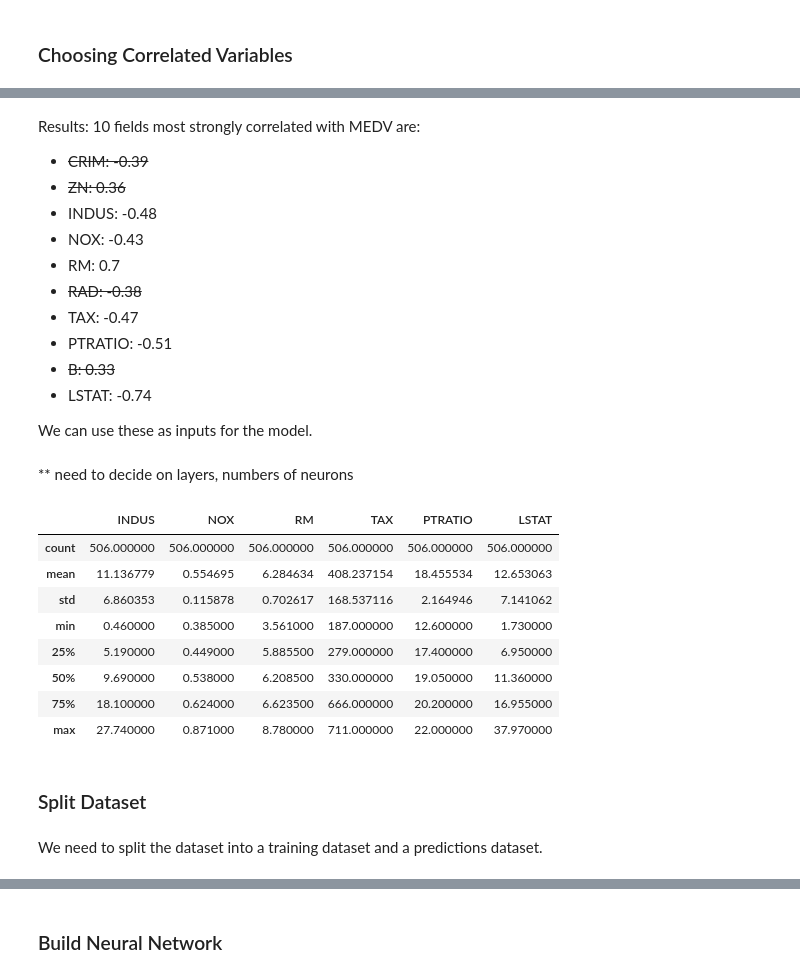
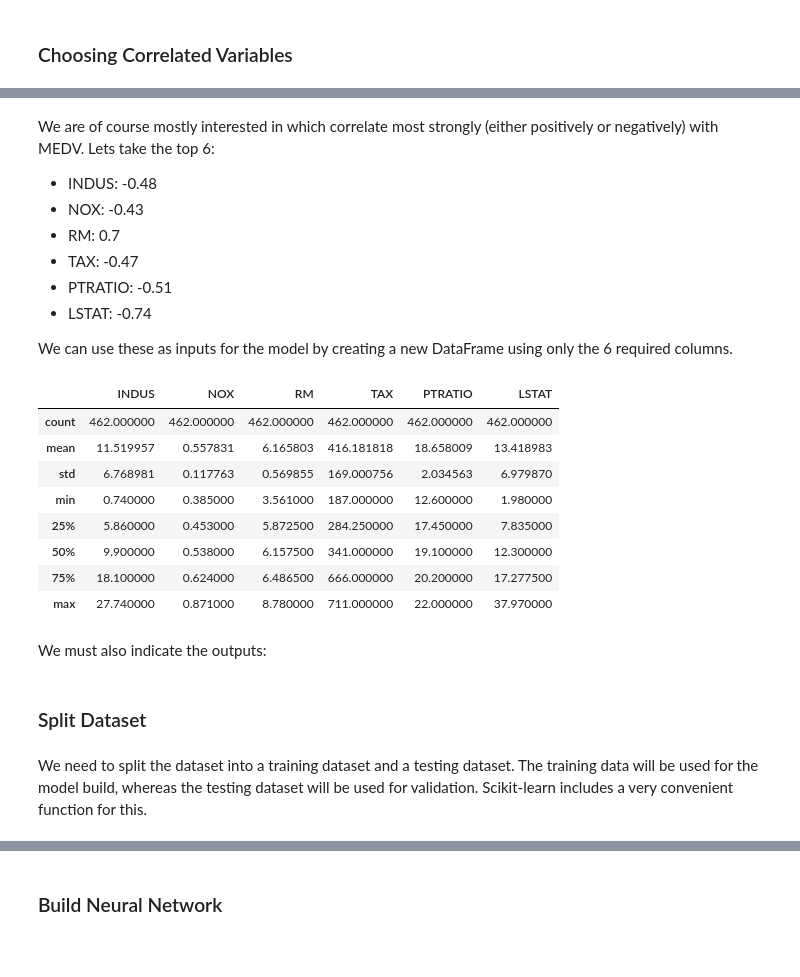
Before and after one commit to Pmcg1/ML-S_Project_2019, a Jupyter notebook: ML-S_2019.ipynb, the cells around one changed output, grey strips where cells are left out. Cells and saved outputs as stored; diff of their text form; code cells hidden in the pictures; blank space fills up the shorter version.

```diff
--- a/ML-S_2019.ipynb
+++ b/ML-S_2019.ipynb
@@ -255,0 +272,4 @@ We can carry out a t-test using scipy.stats to check if there is a significant d
+# %%
+# Select rows with MEDV < 36 (from trial and error)
+dfSubset = df.query("MEDV < 36")
+dfSubset.count()
@@ -315,29 +392,23 @@ Text(0.5, 1, 'Heatmap of Correlations between Variables')
 # %% [markdown]
-Results: 10 fields most strongly correlated with MEDV are:
-* ~~CRIM: -0.39~~
-* ~~ZN: 0.36~~
+We are of course mostly interested in which correlate most strongly (either positively or negatively) with MEDV. Lets take the top 6:
 * INDUS: -0.48
 * NOX: -0.43
 * RM: 0.7
-* ~~RAD: -0.38~~
 * TAX: -0.47
 * PTRATIO: -0.51
-* ~~B: 0.33~~
 * LSTAT: -0.74
 
-We can use these as inputs for the model.
+We can use these as inputs for the model by creating a new DataFrame using only the 6 required columns.
-# %% [markdown]
-** need to decide on layers, numbers of neurons
 # %%
-inputs = df[['INDUS', 'NOX', 'RM', 'TAX', 'PTRATIO', 'LSTAT']]
+inputs = dfSubset[['INDUS', 'NOX', 'RM', 'TAX', 'PTRATIO', 'LSTAT']]
 inputs.describe()
 # %% [output]
 |  | INDUS | NOX | RM | TAX | PTRATIO | LSTAT |
-| count | 506.000000 | 506.000000 | 506.000000 | 506.000000 | 506.000000 | 506.000000 |
-| mean | 11.136779 | 0.554695 | 6.284634 | 408.237154 | 18.455534 | 12.653063 |
-| std | 6.860353 | 0.115878 | 0.702617 | 168.537116 | 2.164946 | 7.141062 |
-| min | 0.460000 | 0.385000 | 3.561000 | 187.000000 | 12.600000 | 1.730000 |
-| 25% | 5.190000 | 0.449000 | 5.885500 | 279.000000 | 17.400000 | 6.950000 |
-| 50% | 9.690000 | 0.538000 | 6.208500 | 330.000000 | 19.050000 | 11.360000 |
-| 75% | 18.100000 | 0.624000 | 6.623500 | 666.000000 | 20.200000 | 16.955000 |
+| count | 462.000000 | 462.000000 | 462.000000 | 462.000000 | 462.000000 | 462.000000 |
+| mean | 11.519957 | 0.557831 | 6.165803 | 416.181818 | 18.658009 | 13.418983 |
+| std | 6.768981 | 0.117763 | 0.569855 | 169.000756 | 2.034563 | 6.979870 |
+| min | 0.740000 | 0.385000 | 3.561000 | 187.000000 | 12.600000 | 1.980000 |
+| 25% | 5.860000 | 0.453000 | 5.872500 | 284.250000 | 17.450000 | 7.835000 |
+| 50% | 9.900000 | 0.538000 | 6.157500 | 341.000000 | 19.100000 | 12.300000 |
+| 75% | 18.100000 | 0.624000 | 6.486500 | 666.000000 | 20.200000 | 17.277500 |
 | max | 27.740000 | 0.871000 | 8.780000 | 711.000000 | 22.000000 | 37.970000 |
@@ -347 +415,3 @@ inputs.describe()
+# %% [markdown]
+We must also indicate the outputs:
 # %%
@@ -349,4 +419,4 @@ outputs = df['MEDV']
 # %% [markdown]
 ### Split Dataset
 # %% [markdown]
-We need to split the dataset into a training dataset and a predictions dataset.
+We need to split the dataset into a training dataset and a testing dataset. The training data will be used for the model build, whereas the testing dataset will be used for validation. Scikit-learn includes a very convenient function for this.
```
Also changed, not shown: parts of 121 cells of this notebook.
